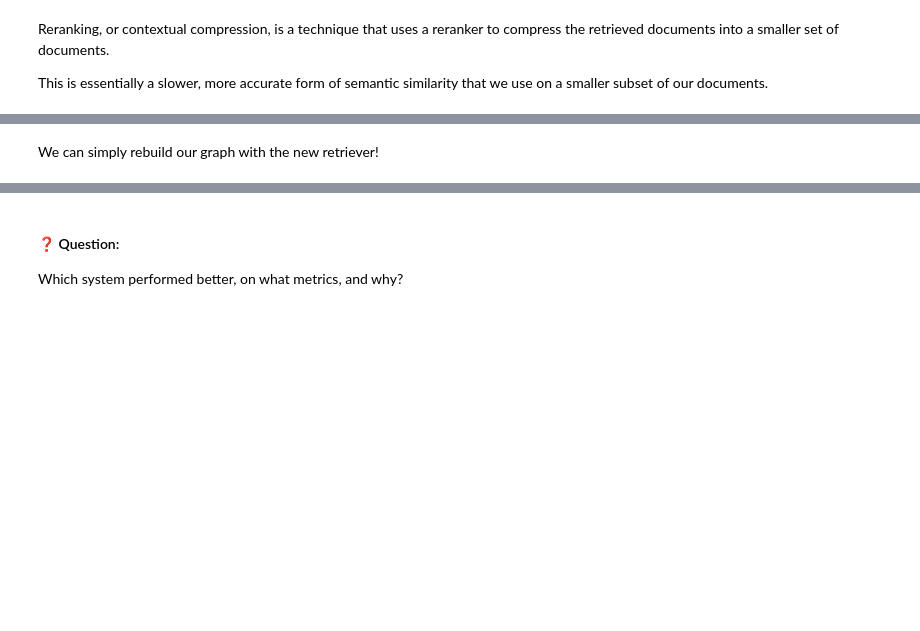
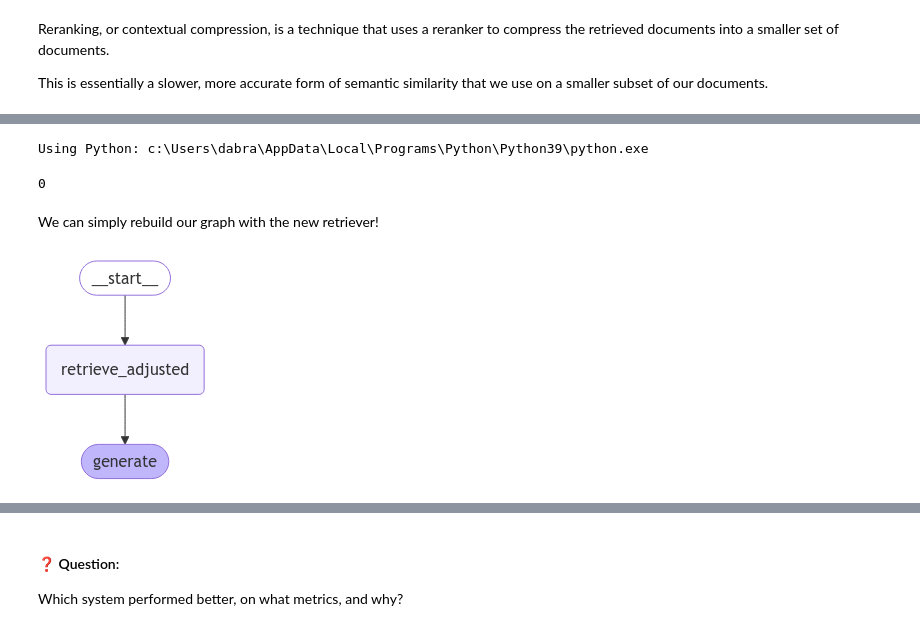
Before and after one commit to deeptidabral/AIE5, a Jupyter notebook: 08_Evaluating_RAG_With_Ragas/Evaluating_RAG_with_Ragas_(2025)_AI_Makerspace.ipynb, the cells around one changed output, grey strips where cells are left out. Drawn from its saved outputs; the diff is of its cells as text; code cells hidden in the pictures; blank space fills up the shorter version.

```diff
--- a/08_Evaluating_RAG_With_Ragas/Evaluating_RAG_with_Ragas_(2025)_AI_Makerspace.ipynb
+++ b/08_Evaluating_RAG_With_Ragas/Evaluating_RAG_with_Ragas_(2025)_AI_Makerspace.ipynb
@@ -355,0 +380,9 @@ This is essentially a slower, more accurate form of semantic similarity that we
+# %%
+import sys
+import subprocess
+
+print(f"Using Python: {sys.executable}")
+subprocess.check_call([sys.executable, "-m", "pip", "install", "langchain-cohere"])
+# %% [output]
+Using Python: c:\Users\dabra\AppData\Local\Programs\Python\Python39\python.exe
+0
@@ -384,6 +420,10 @@ class State(TypedDict):
 graph_builder = StateGraph(State).add_sequence([retrieve_adjusted, generate])
 graph_builder.add_edge(START, "retrieve_adjusted")
 graph = graph_builder.compile()
+# %%
+graph
+# %% [output]
+[figure, added]
 # %%
 response = graph.invoke({"question" : "How are LLM agents useful?"})
 response["response"]
```
Also changed, not shown: parts of 17 cells of this notebook.
